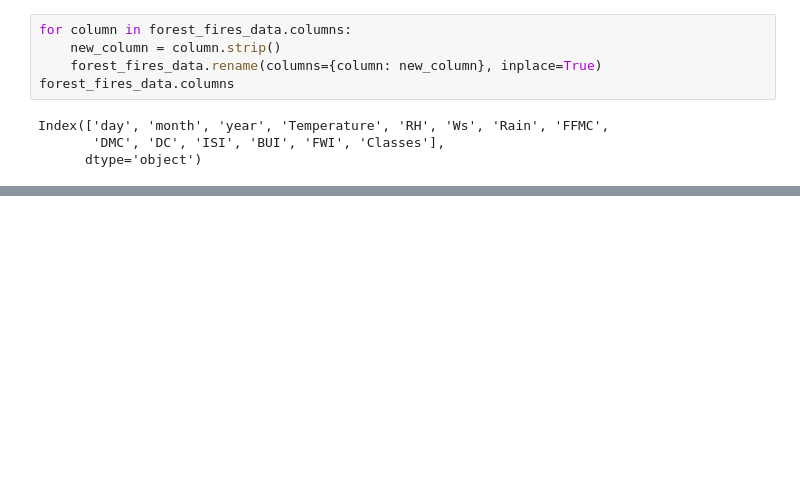
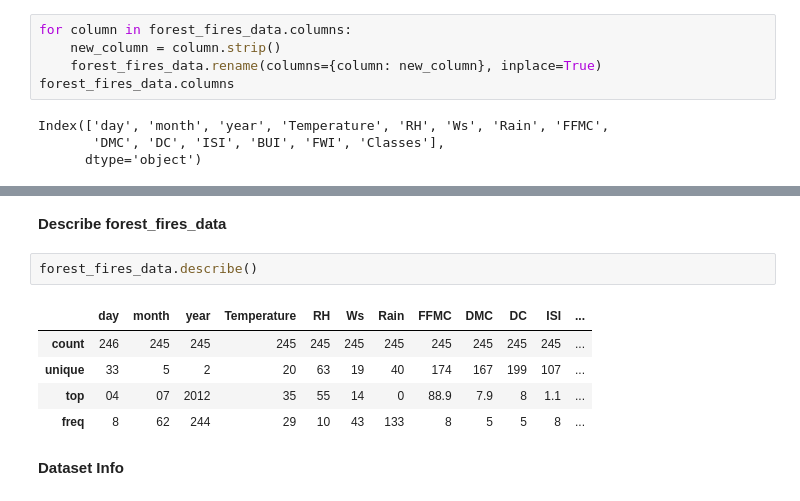
Before and after one commit to jisshub/Algerian-Forest-Fires-Prediction, a Jupyter notebook: Forest_Fire_Prediction.ipynb, the cells around one changed output, grey strips where cells are left out. Drawn from its saved outputs; the diff is of its cells as text; blank space fills up the shorter version.

```diff
--- a/Forest_Fire_Prediction.ipynb
+++ b/Forest_Fire_Prediction.ipynb
@@ -64,0 +77,12 @@ Index(['day', 'month', 'year', 'Temperature', 'RH', 'Ws', 'Rain', 'FFMC',
+# %% [markdown]
+<b>Describe forest_fires_data<b>
+# %%
+forest_fires_data.describe()
+# %% [output]
+|  | day | month | year | Temperature | RH | Ws | Rain | FFMC | DMC | DC | ISI | ... |
+| count | 246 | 245 | 245 | 245 | 245 | 245 | 245 | 245 | 245 | 245 | 245 | ... |
+| unique | 33 | 5 | 2 | 20 | 63 | 19 | 40 | 174 | 167 | 199 | 107 | ... |
+| top | 04 | 07 | 2012 | 35 | 55 | 14 | 0 | 88.9 | 7.9 | 8 | 1.1 | ... |
+| freq | 8 | 62 | 244 | 29 | 10 | 43 | 133 | 8 | 5 | 5 | 8 | ... |
+# %% [markdown]
+<b>Dataset Info<b>
```
Also changed, not shown: parts of 20 cells of this notebook.
